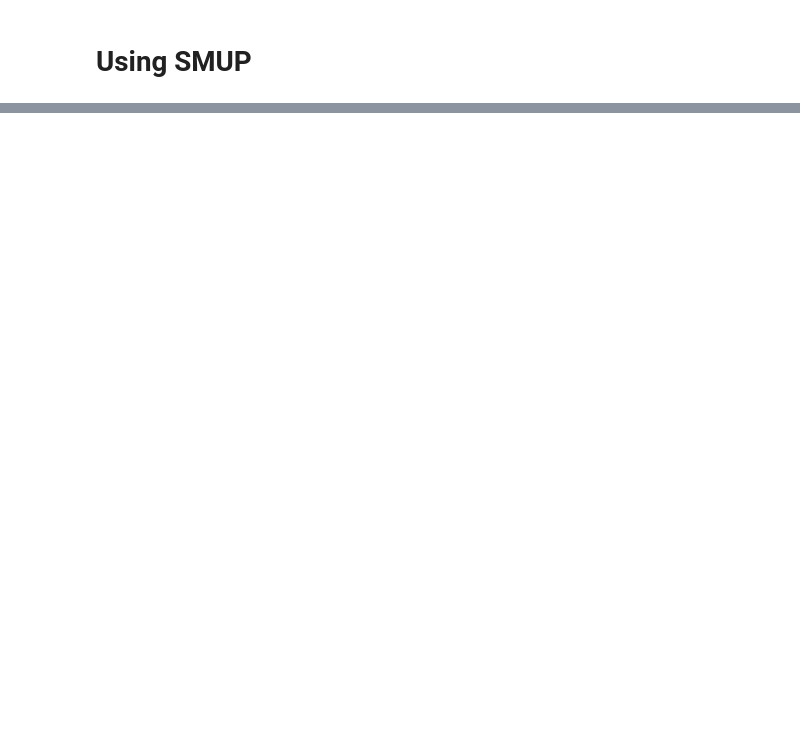
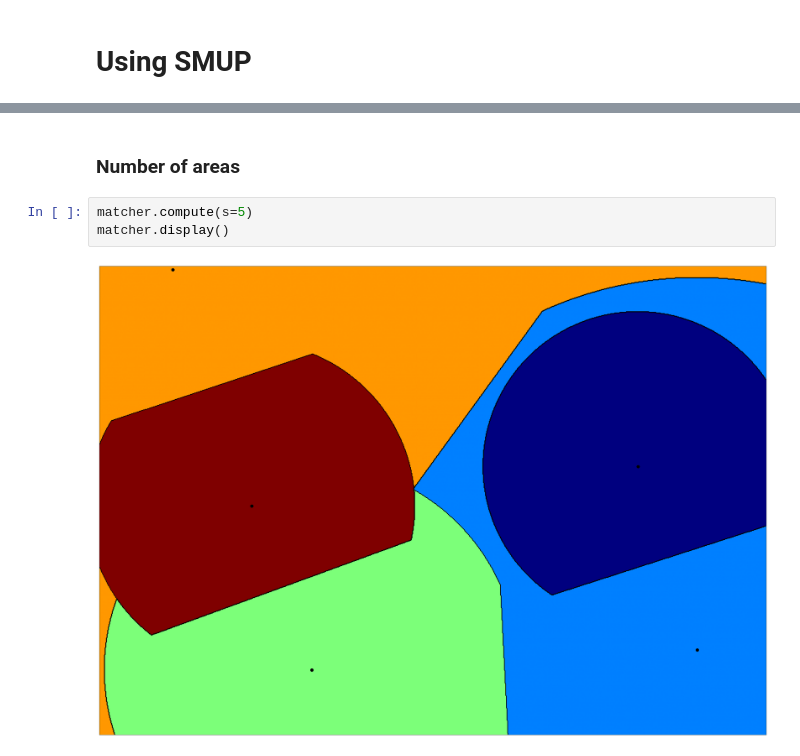
Before and after one commit to balouf/smup, a Jupyter notebook: docs/use.ipynb, the cells around one changed output, grey strips where cells are left out. Saved outputs shown, nothing was run; the diff lists cells and outputs as text; blank space fills up the shorter version.

```diff
--- a/docs/use.ipynb
+++ b/docs/use.ipynb
@@ -22,0 +41,7 @@ matcher.display()
+# %% [markdown]
+### Number of areas
+# %%
+matcher.compute(s=5)
+matcher.display()
+# %% [output]
+[figure, added]
```
Also changed, not shown: parts of 19 cells of this notebook.
